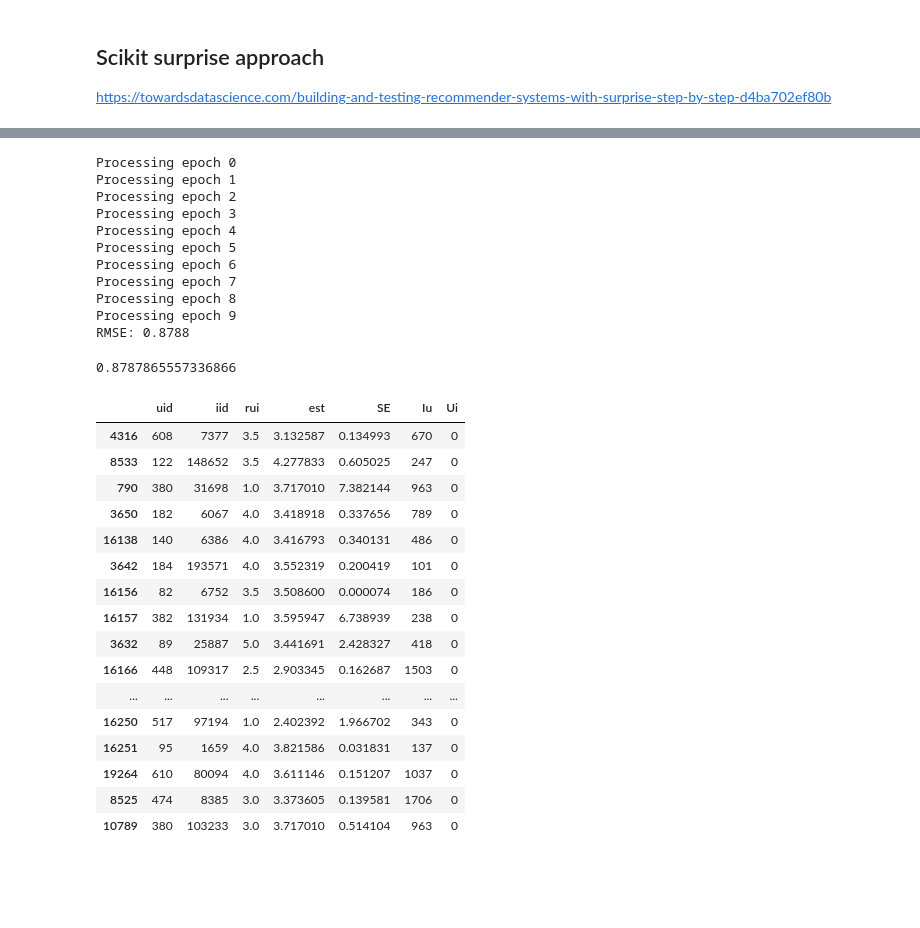
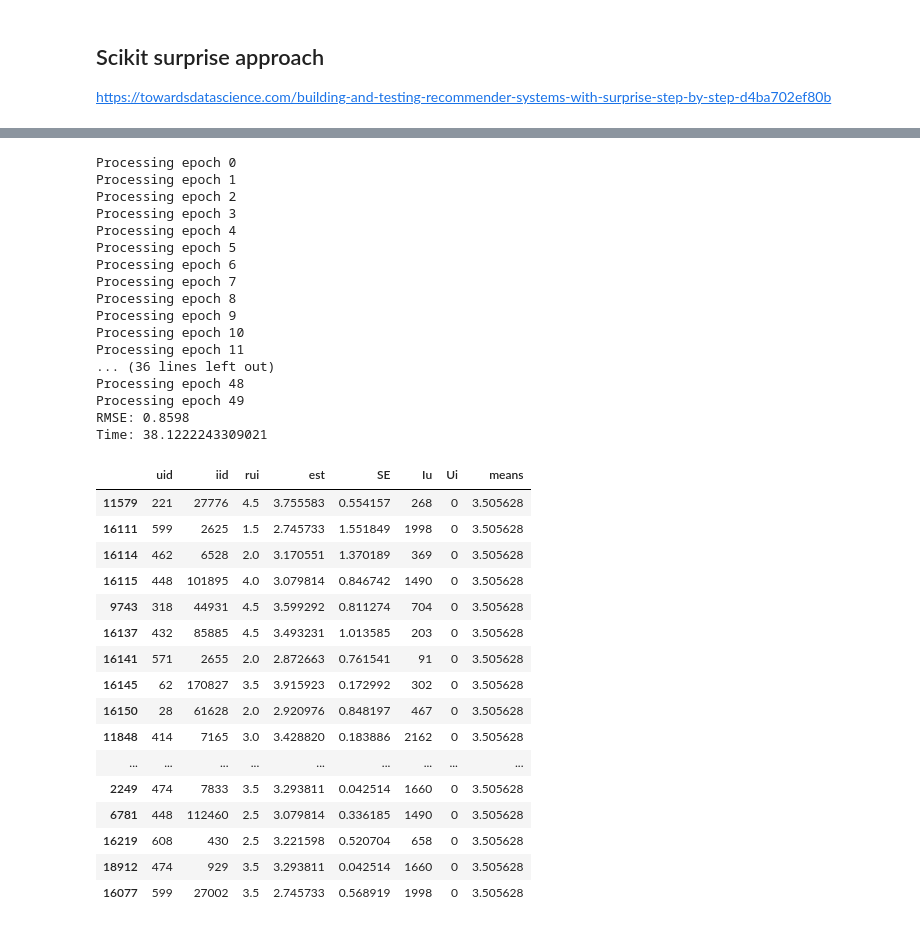
Before and after one commit to SimchaGD/Recommender-System, a Jupyter notebook: CF_RecommenderSystem.ipynb, the cells around one changed output, grey strips where cells are left out. Drawn from its saved outputs; the diff is of its cells as text; code cells hidden in the pictures; blank space fills up the shorter version.

```diff
--- a/CF_RecommenderSystem.ipynb
+++ b/CF_RecommenderSystem.ipynb
@@ -77,14 +67,16 @@ print(clf.best_score['rmse'])
 print(clf.best_params['rmse'])
 # %%
 # Train Test split fit
+t = time.time()
 reader = Reader(rating_scale=(0, 5))
 data = Dataset.load_from_df(df[["userID", "movieID", "rating"]], reader)
 trainSet, testSet = train_test_split(data, test_size = 0.2)
-movieSVD = SVD(random_state = 1, verbose = True, n_epochs = 10, init_mean = 0, init_std_dev = 0.1, lr_all = 0.005, reg_all = 0.1)
+movieSVD = SVD(random_state = 1, verbose = True, n_epochs = 50, init_mean = 0, init_std_dev = 0.1, lr_all = 0.005, reg_all = 0.1)
 movieSVD.fit(trainSet)
 # test the algorithm
 predictions = movieSVD.test(testSet)
 accuracy.rmse(predictions)
+print("Time: {}".format(time.time()-t))
 # %% [output]
 Processing epoch 0
 Processing epoch 1
@@ -96,8 +88,13 @@ Processing epoch 6
 Processing epoch 7
 Processing epoch 8
 Processing epoch 9
-RMSE: 0.8788
+Processing epoch 10
+Processing epoch 11
+... (36 lines left out)
+Processing epoch 48
+Processing epoch 49
+RMSE: 0.8598
+Time: 38.1222243309021
-0.8787865557336866
 # %%
 def get_Iu(uid):
     """ return the number of items rated by given user
@@ -125,27 +122,28 @@ def get_Ui(iid):
 # %%
 dfPred = pd.DataFrame(predictions, columns=['uid', 'iid', 'rui', 'est', 'details'])
 dfPred = dfPred.drop('details', axis = 1)
 dfPred["SE"] = (dfPred.est-dfPred.rui)**2
 dfPred['Iu'] = dfPred.uid.apply(get_Iu)
 dfPred['Ui'] = dfPred.iid.apply(get_Ui)
+dfPred["means"] = dfPred.rui.mean()
 dfPred = dfPred.sort_values(by = "Ui", ascending = True)
 dfPred.head(30)
 # %% [output]
-|  | uid | iid | rui | est | SE | Iu | Ui |
-| 4316 | 608 | 7377 | 3.5 | 3.132587 | 0.134993 | 670 | 0 |
-| 8533 | 122 | 148652 | 3.5 | 4.277833 | 0.605025 | 247 | 0 |
-| 790 | 380 | 31698 | 1.0 | 3.717010 | 7.382144 | 963 | 0 |
-| 3650 | 182 | 6067 | 4.0 | 3.418918 | 0.337656 | 789 | 0 |
-| 16138 | 140 | 6386 | 4.0 | 3.416793 | 0.340131 | 486 | 0 |
-| 3642 | 184 | 193571 | 4.0 | 3.552319 | 0.200419 | 101 | 0 |
-| 16156 | 82 | 6752 | 3.5 | 3.508600 | 0.000074 | 186 | 0 |
-| 16157 | 382 | 131934 | 1.0 | 3.595947 | 6.738939 | 238 | 0 |
-| 3632 | 89 | 25887 | 5.0 | 3.441691 | 2.428327 | 418 | 0 |
-| 16166 | 448 | 109317 | 2.5 | 2.903345 | 0.162687 | 1503 | 0 |
-| ... | ... | ... | ... | ... | ... | ... | ... |
-| 16250 | 517 | 97194 | 1.0 | 2.402392 | 1.966702 | 343 | 0 |
-| 16251 | 95 | 1659 | 4.0 | 3.821586 | 0.031831 | 137 | 0 |
-| 19264 | 610 | 80094 | 4.0 | 3.611146 | 0.151207 | 1037 | 0 |
-| 8525 | 474 | 8385 | 3.0 | 3.373605 | 0.139581 | 1706 | 0 |
-| 10789 | 380 | 103233 | 3.0 | 3.717010 | 0.514104 | 963 | 0 |
+|  | uid | iid | rui | est | SE | Iu | Ui | means |
+| 11579 | 221 | 27776 | 4.5 | 3.755583 | 0.554157 | 268 | 0 | 3.505628 |
+| 16111 | 599 | 2625 | 1.5 | 2.745733 | 1.551849 | 1998 | 0 | 3.505628 |
+| 16114 | 462 | 6528 | 2.0 | 3.170551 | 1.370189 | 369 | 0 | 3.505628 |
+| 16115 | 448 | 101895 | 4.0 | 3.079814 | 0.846742 | 1490 | 0 | 3.505628 |
+| 9743 | 318 | 44931 | 4.5 | 3.599292 | 0.811274 | 704 | 0 | 3.505628 |
+| 16137 | 432 | 85885 | 4.5 | 3.493231 | 1.013585 | 203 | 0 | 3.505628 |
+| 16141 | 571 | 2655 | 2.0 | 2.872663 | 0.761541 | 91 | 0 | 3.505628 |
+| 16145 | 62 | 170827 | 3.5 | 3.915923 | 0.172992 | 302 | 0 | 3.505628 |
+| 16150 | 28 | 61628 | 2.0 | 2.920976 | 0.848197 | 467 | 0 | 3.505628 |
+| 11848 | 414 | 7165 | 3.0 | 3.428820 | 0.183886 | 2162 | 0 | 3.505628 |
+| ... | ... | ... | ... | ... | ... | ... | ... | ... |
+| 2249 | 474 | 7833 | 3.5 | 3.293811 | 0.042514 | 1660 | 0 | 3.505628 |
+| 6781 | 448 | 112460 | 2.5 | 3.079814 | 0.336185 | 1490 | 0 | 3.505628 |
+| 16219 | 608 | 430 | 2.5 | 3.221598 | 0.520704 | 658 | 0 | 3.505628 |
+| 18912 | 474 | 929 | 3.5 | 3.293811 | 0.042514 | 1660 | 0 | 3.505628 |
+| 16077 | 599 | 27002 | 3.5 | 2.745733 | 0.568919 | 1998 | 0 | 3.505628 |
 # %%
```
Also changed, not shown: parts of 3 cells of this notebook.
